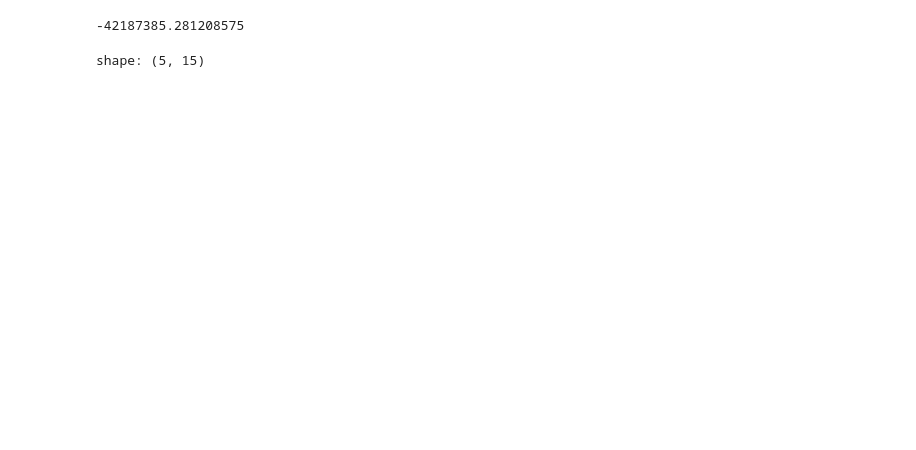
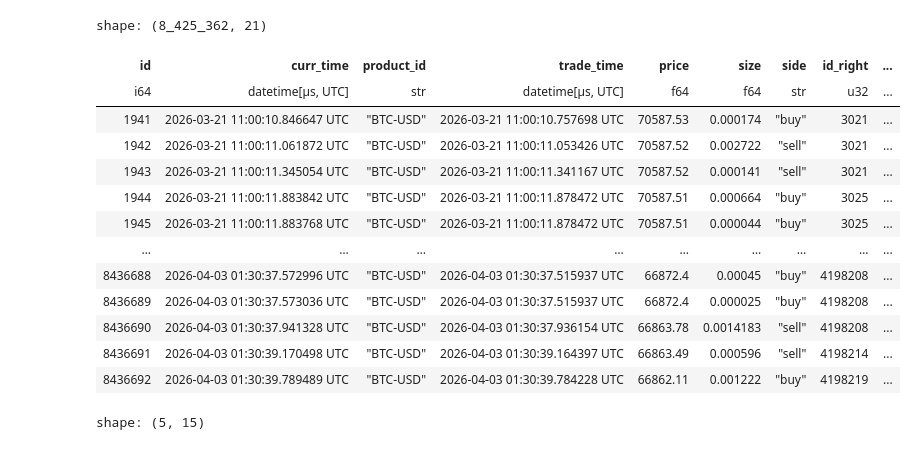
Before and after one commit to erxcshi/crypto_pred_market, a Jupyter notebook: data_gather/cleaning.ipynb, the cells around one changed output. Drawn from its saved outputs; the diff is of its cells as text; code cells hidden in the pictures; blank space fills up the shorter version.

Commit message:
further filter and main data building

```diff
--- a/data_gather/cleaning.ipynb
+++ b/data_gather/cleaning.ipynb
@@ -85,0 +76,14 @@ all_coins_polymarket = FILTERER.clean_polymarket(['BTC', 'ETH', 'XRP', 'SOL']).w
+# %%
+def _to_datetime(table: pl.DataFrame, cols: list) -> pl.DataFrame:
+    for col in cols:
+        table = table.with_columns(
+            pl.col(col)
+            .str.to_datetime(format="%Y-%m-%d %H:%M:%S%.f%#z", strict=False)
+            .alias(col)
+        )
+    return table
+# %%
+btc_trades = _to_datetime(btc_trades, ['curr_time', 'trade_time'])
+btc_eth_options = _to_datetime(btc_eth_options, ['curr_time', 'expiry_datetime'])
+all_coins_kalshi = _to_datetime(all_coins_kalshi, ['curr_time', 'open_time', 'close_time'])
+all_coins_polymarket = _to_datetime(all_coins_polymarket, ['curr_time', 'end_date'])
@@ -85,0 +96,16 @@ all_coins_polymarket = FILTERER.clean_polymarket(['BTC', 'ETH', 'XRP', 'SOL']).w
+# %%
+
+df = df.with_columns(
+    pl.col("curr_time").shift(1).over("coin").alias("prev_time")
+).with_columns(
+    (pl.col("curr_time") - pl.col("prev_time"))
+    .dt.total_seconds()
+    .alias("time_diff_seconds")
+)
+
+df = df.filter(pl.col("time_diff_seconds").is_between(0.9, 1.1))
+df['time_diff_seconds'].value_counts()
+
+
+
+df
@@ -85,0 +174,22 @@ all_coins_polymarket = FILTERER.clean_polymarket(['BTC', 'ETH', 'XRP', 'SOL']).w
+# %%
+btc_trades = _to_datetime(btc_trades, ['curr_time', 'trade_time'])
+
+joined = btc_trades.join_asof(df, left_on= 'trade_time', right_on='curr_time', strategy='forward')
+# %%
+joined = joined.filter((pl.col('trade_time') >= pl.col('prev_time')) & (pl.col('trade_time') <= pl.col('curr_time')))
+joined
+# %% [output]
+shape: (8_425_362, 21)
+| id | curr_time | product_id | trade_time | price | size | side | id_right | ... |
+| i64 | datetime[μs, UTC] | str | datetime[μs, UTC] | f64 | f64 | str | u32 | ... |
+| 1941 | 2026-03-21 11:00:10.846647 UTC | "BTC-USD" | 2026-03-21 11:00:10.757698 UTC | 70587.53 | 0.000174 | "buy" | 3021 | ... |
+| 1942 | 2026-03-21 11:00:11.061872 UTC | "BTC-USD" | 2026-03-21 11:00:11.053426 UTC | 70587.52 | 0.002722 | "sell" | 3021 | ... |
+| 1943 | 2026-03-21 11:00:11.345054 UTC | "BTC-USD" | 2026-03-21 11:00:11.341167 UTC | 70587.52 | 0.000141 | "sell" | 3021 | ... |
+| 1944 | 2026-03-21 11:00:11.883842 UTC | "BTC-USD" | 2026-03-21 11:00:11.878472 UTC | 70587.51 | 0.000664 | "buy" | 3025 | ... |
+| 1945 | 2026-03-21 11:00:11.883768 UTC | "BTC-USD" | 2026-03-21 11:00:11.878472 UTC | 70587.51 | 0.000044 | "buy" | 3025 | ... |
+| … | … | … | … | … | … | … | … | ... |
+| 8436688 | 2026-04-03 01:30:37.572996 UTC | "BTC-USD" | 2026-04-03 01:30:37.515937 UTC | 66872.4 | 0.00045 | "buy" | 4198208 | ... |
+| 8436689 | 2026-04-03 01:30:37.573036 UTC | "BTC-USD" | 2026-04-03 01:30:37.515937 UTC | 66872.4 | 0.000025 | "buy" | 4198208 | ... |
+| 8436690 | 2026-04-03 01:30:37.941328 UTC | "BTC-USD" | 2026-04-03 01:30:37.936154 UTC | 66863.78 | 0.0014183 | "sell" | 4198208 | ... |
+| 8436691 | 2026-04-03 01:30:39.170498 UTC | "BTC-USD" | 2026-04-03 01:30:39.164397 UTC | 66863.49 | 0.000596 | "sell" | 4198214 | ... |
+| 8436692 | 2026-04-03 01:30:39.789489 UTC | "BTC-USD" | 2026-04-03 01:30:39.784228 UTC | 66862.11 | 0.001222 | "buy" | 4198219 | ... |
@@ -86,12 +201,5 @@ all_coins_polymarket = FILTERER.clean_polymarket(['BTC', 'ETH', 'XRP', 'SOL']).w
 # %%
 clean_options = options.filter(pl.col('option_type') == 'call').drop('option_type').with_row_index('id')
-# %%
-btc_trades = btc_trades.with_columns(
-    ((pl.col("price") * pl.col("size")) * pl.when(pl.col("side") == "buy").then(1).otherwise(-1)).alias("weighted")
-)
-btc_trades['weighted'].sum()
-# %% [output]
--42187385.281208575
 # %%
 options.head()
 # %% [output]
```
Also changed, not shown: parts of 6 cells of this notebook, 1 other file.
